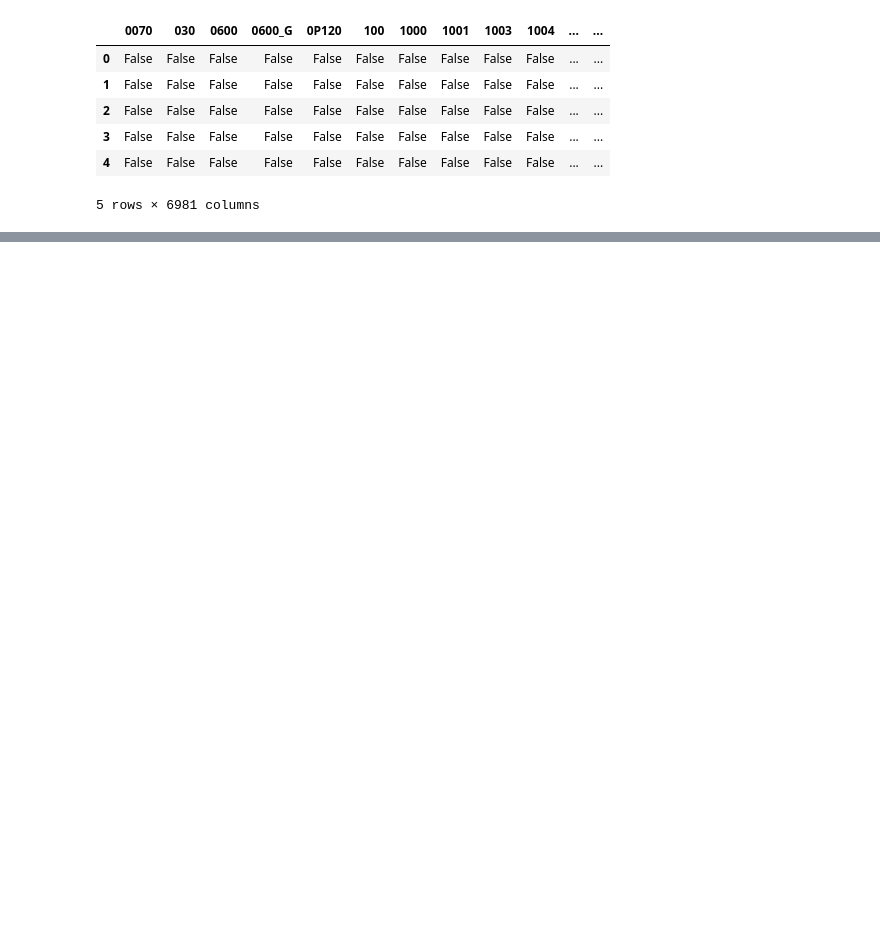
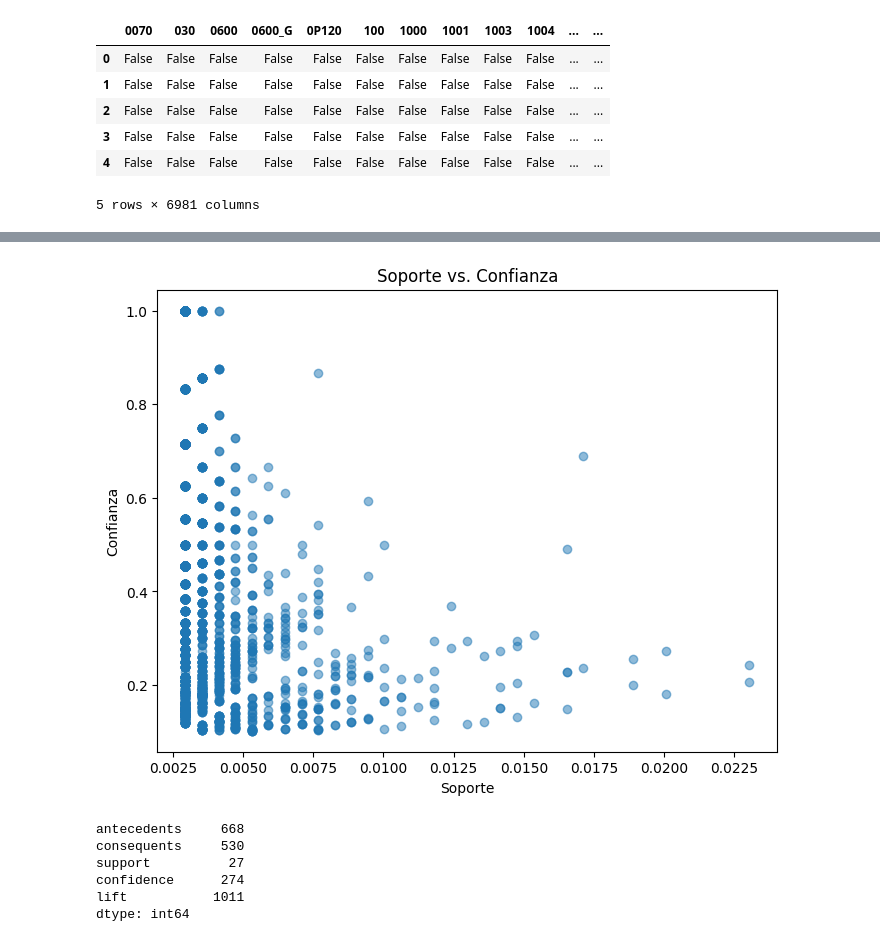
Before and after one commit to xAllow/TFG, a Jupyter notebook: reglas_asociacion.ipynb, the cells around one changed output, grey strips where cells are left out. Drawn from its saved outputs; the diff is of its cells as text; code cells hidden in the pictures; blank space fills up the shorter version.

```diff
--- a/reglas_asociacion.ipynb
+++ b/reglas_asociacion.ipynb
@@ -74,0 +107,5 @@ itemsets.query('n_items >= 2').sort_values('support', ascending=False)
+# %%
+reglas = association_rules(itemsets, metric="confidence", min_threshold=0.1)
+columnas = ['antecedents', 'consequents','support','confidence','lift']
+reglas = reglas[columnas]
+reglas.tail(10)
@@ -74,0 +172,19 @@ itemsets.query('n_items >= 2').sort_values('support', ascending=False)
+# %%
+plt.figure(figsize=(8, 6))
+plt.scatter(reglas['support'], reglas['confidence'], alpha=0.5)
+plt.title('Soporte vs. Confianza')
+plt.xlabel('Soporte')
+plt.ylabel('Confianza')
+plt.show()
+# %% [output]
+[figure, added]
+# %%
+# Visualizar soporte vs lift o confianza vs lift
+reglas.nunique()
+# %% [output]
+antecedents     668
+consequents     530
+support          27
+confidence      274
+lift           1011
+dtype: int64
```
Also changed, not shown: parts of 21 cells of this notebook, 5 other files.
